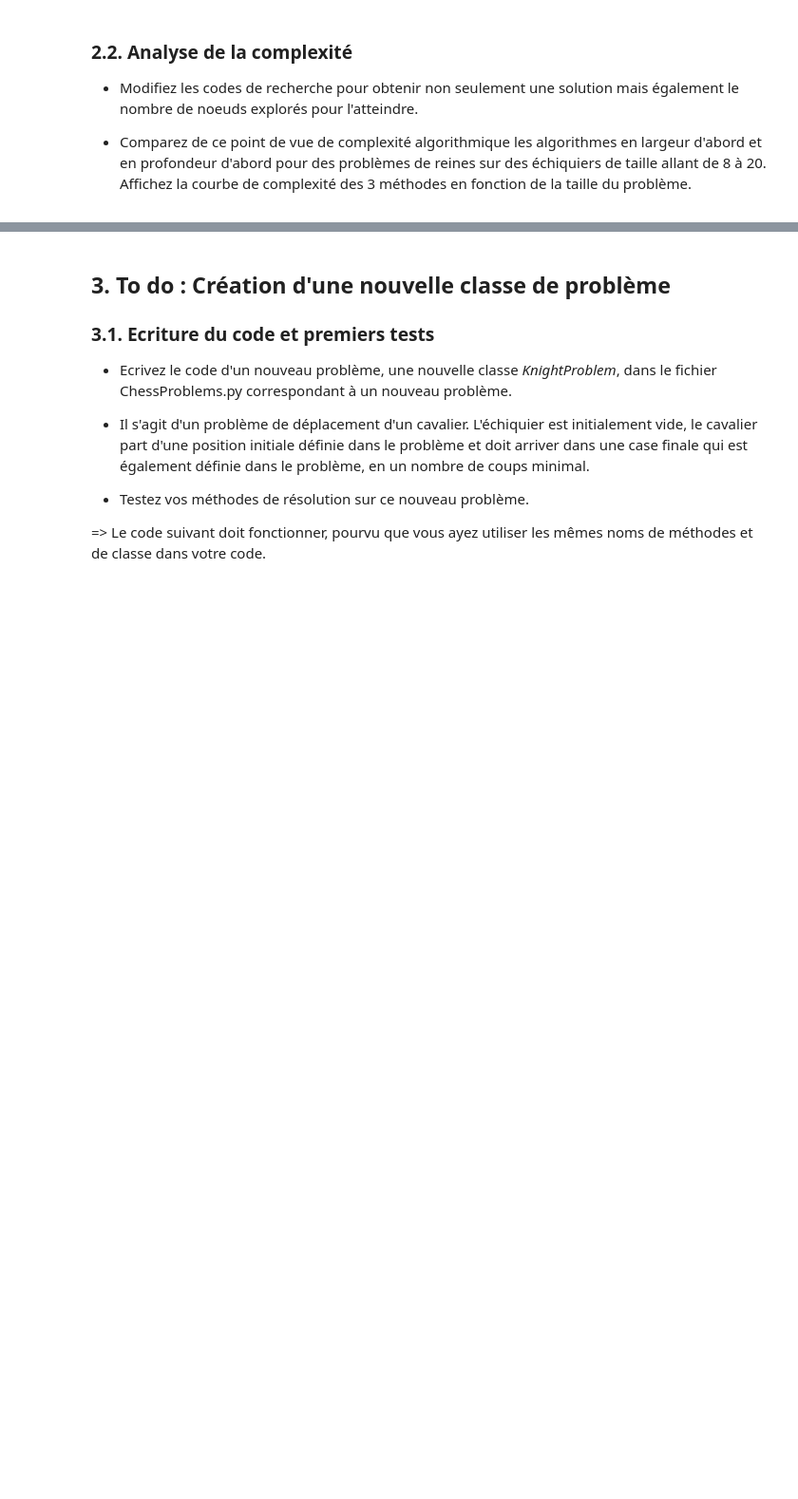
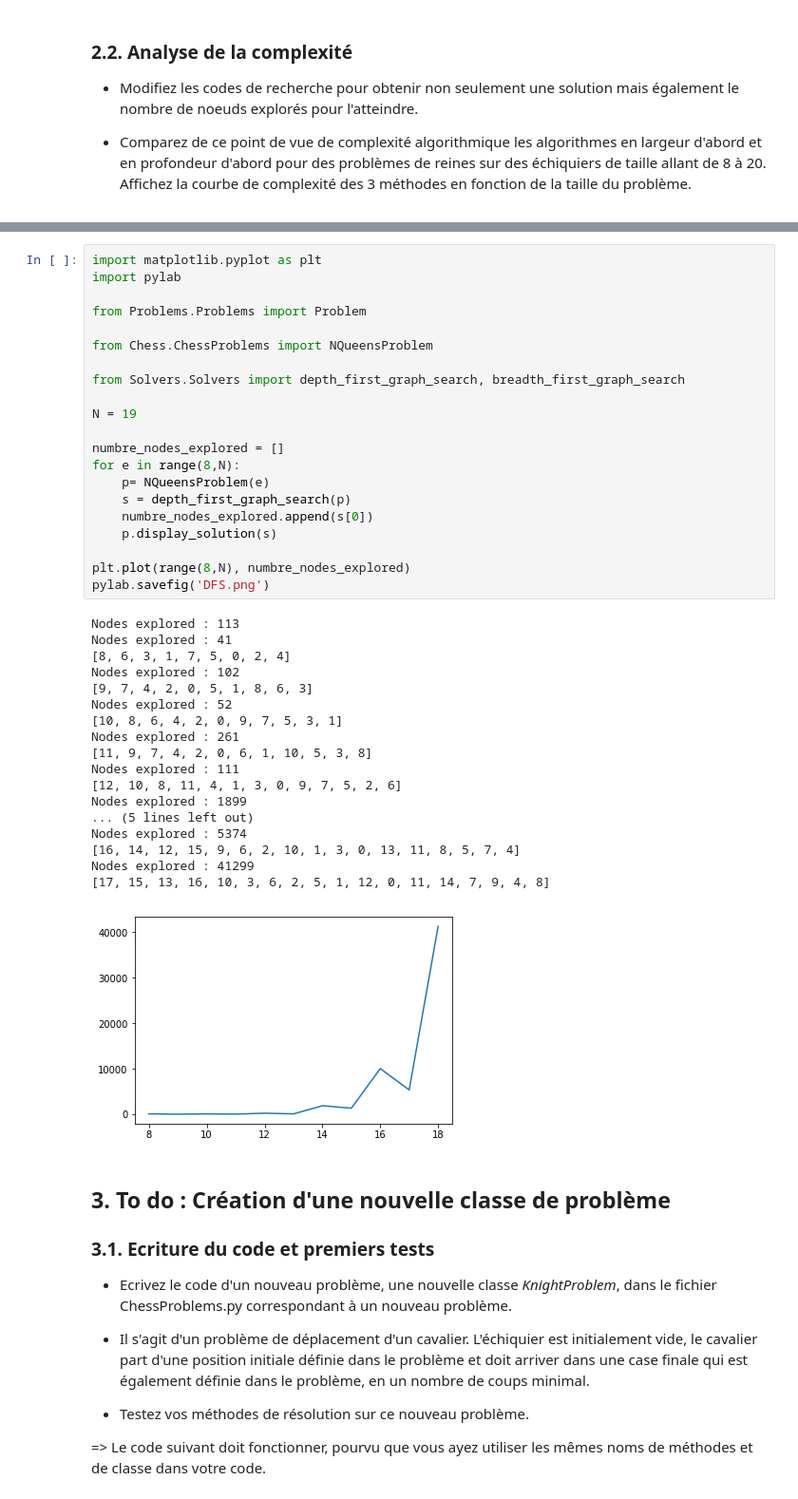
Before and after one commit to flyman15/TP_IA, a Jupyter notebook: TPIA1/Notebooks/JOIA_ChessAwale_Starter.ipynb, the cells around one changed output, grey strips where cells are left out. Shown at 95% size. Cells and saved outputs as stored; diff of their text form; blank space fills up the shorter version.

```diff
--- a/TPIA1/Notebooks/JOIA_ChessAwale_Starter.ipynb
+++ b/TPIA1/Notebooks/JOIA_ChessAwale_Starter.ipynb
@@ -260,3 +310,43 @@ Board('N7/4N3/7N/5N2/2N5/6N1/1N6/3N4 w - - 0 1')
+# %%
+import matplotlib.pyplot as plt
+import pylab
+
+from Problems.Problems import Problem
+
+from Chess.ChessProblems import NQueensProblem
+
+from Solvers.Solvers import depth_first_graph_search, breadth_first_graph_search
+
+N = 19
+
+numbre_nodes_explored = []
+for e in range(8,N):
+    p= NQueensProblem(e)
+    s = depth_first_graph_search(p)
+    numbre_nodes_explored.append(s[0])
+    p.display_solution(s)
+
+plt.plot(range(8,N), numbre_nodes_explored)
+pylab.savefig('DFS.png')
+# %% [output]
+Nodes explored : 113
+Nodes explored : 41
+[8, 6, 3, 1, 7, 5, 0, 2, 4]
+Nodes explored : 102
+[9, 7, 4, 2, 0, 5, 1, 8, 6, 3]
+Nodes explored : 52
+[10, 8, 6, 4, 2, 0, 9, 7, 5, 3, 1]
+Nodes explored : 261
+[11, 9, 7, 4, 2, 0, 6, 1, 10, 5, 3, 8]
+Nodes explored : 111
+[12, 10, 8, 11, 4, 1, 3, 0, 9, 7, 5, 2, 6]
+Nodes explored : 1899
+... (5 lines left out)
+Nodes explored : 5374
+[16, 14, 12, 15, 9, 6, 2, 10, 1, 3, 0, 13, 11, 8, 5, 7, 4]
+Nodes explored : 41299
+[17, 15, 13, 16, 10, 3, 6, 2, 5, 1, 12, 0, 11, 14, 7, 9, 4, 8]
+[figure, added]
 # %% [markdown]
 ## 3. To do : Création d'une nouvelle classe de problème
 
```
Also changed, not shown: parts of 7 cells of this notebook, 3 other files.
